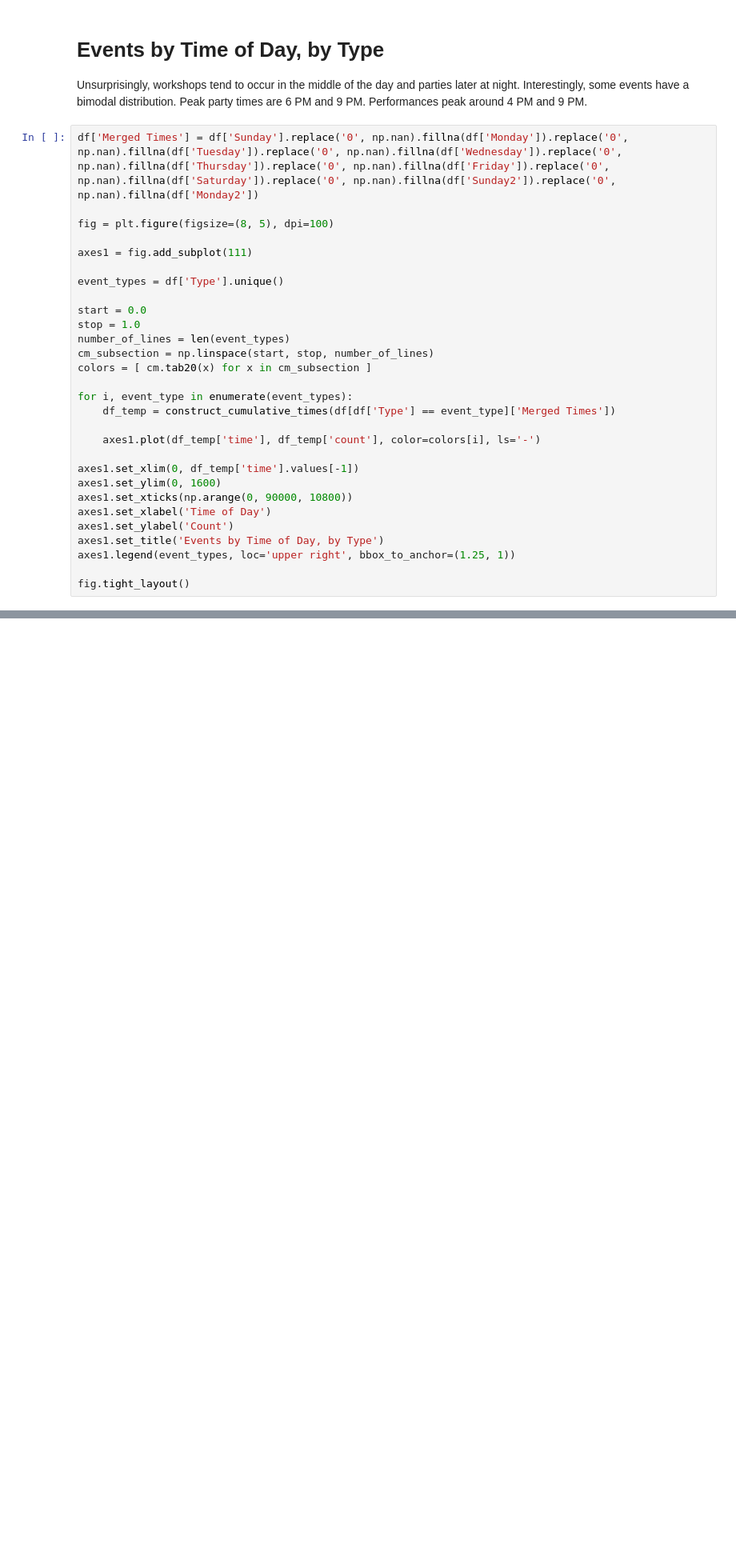
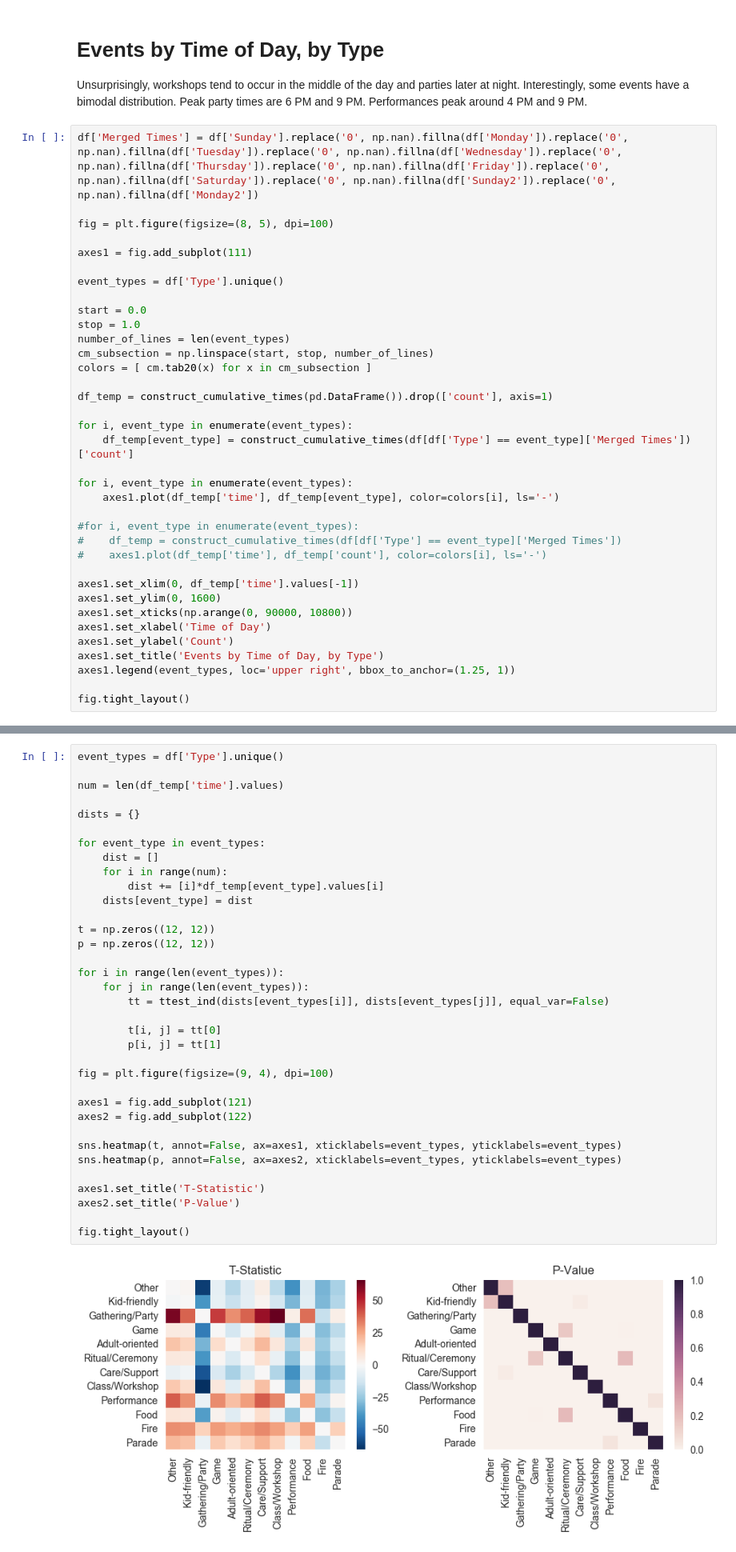
Before and after one commit to nikitabu/Playa_Events, a Jupyter notebook: Playa Events Analysis.ipynb, the cells around one changed output, grey strips where cells are left out. Shown at 80% size. Cells and saved outputs as stored; diff of their text form; blank space fills up the shorter version.

Commit message:
added t-test for time of day dist by event type

```diff
--- a/Playa Events Analysis.ipynb
+++ b/Playa Events Analysis.ipynb
@@ -503,10 +505,17 @@ number_of_lines = len(event_types)
 cm_subsection = np.linspace(start, stop, number_of_lines)
 colors = [ cm.tab20(x) for x in cm_subsection ]
 
+df_temp = construct_cumulative_times(pd.DataFrame()).drop(['count'], axis=1)
+
 for i, event_type in enumerate(event_types):
-    df_temp = construct_cumulative_times(df[df['Type'] == event_type]['Merged Times'])
+    df_temp[event_type] = construct_cumulative_times(df[df['Type'] == event_type]['Merged Times'])['count']
 
-    axes1.plot(df_temp['time'], df_temp['count'], color=colors[i], ls='-')
+for i, event_type in enumerate(event_types):
+    axes1.plot(df_temp['time'], df_temp[event_type], color=colors[i], ls='-')
+
+#for i, event_type in enumerate(event_types):
+#    df_temp = construct_cumulative_times(df[df['Type'] == event_type]['Merged Times'])
+#    axes1.plot(df_temp['time'], df_temp['count'], color=colors[i], ls='-')
 
 axes1.set_xlim(0, df_temp['time'].values[-1])
 axes1.set_ylim(0, 1600)
@@ -522,3 +533,40 @@ fig.tight_layout()
+# %%
+event_types = df['Type'].unique()
+
+num = len(df_temp['time'].values)
+
+dists = {}
+
+for event_type in event_types:
+    dist = []
+    for i in range(num):
+        dist += [i]*df_temp[event_type].values[i]
+    dists[event_type] = dist
+
+t = np.zeros((12, 12))
+p = np.zeros((12, 12))
+
+for i in range(len(event_types)):
+    for j in range(len(event_types)):
+        tt = ttest_ind(dists[event_types[i]], dists[event_types[j]], equal_var=False)
+
+        t[i, j] = tt[0]
+        p[i, j] = tt[1]
+
+fig = plt.figure(figsize=(9, 4), dpi=100)
+
+axes1 = fig.add_subplot(121)
+axes2 = fig.add_subplot(122)
+
+sns.heatmap(t, annot=False, ax=axes1, xticklabels=event_types, yticklabels=event_types)
+sns.heatmap(p, annot=False, ax=axes2, xticklabels=event_types, yticklabels=event_types)
+
+axes1.set_title('T-Statistic')
+axes2.set_title('P-Value')
+
+fig.tight_layout()
+# %% [output]
+[figure, added]
 # %% [markdown]
 # Number of Repeated Events
 
```
Also changed, not shown: parts of 5 cells of this notebook.
